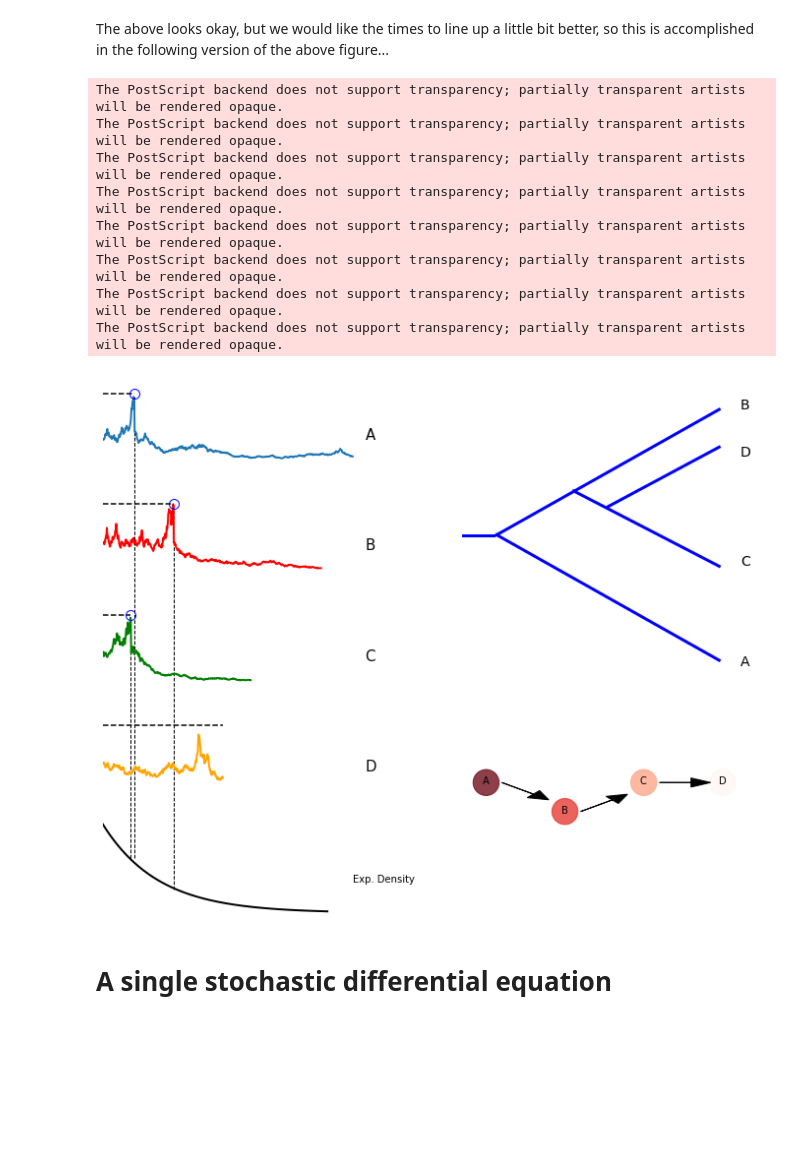
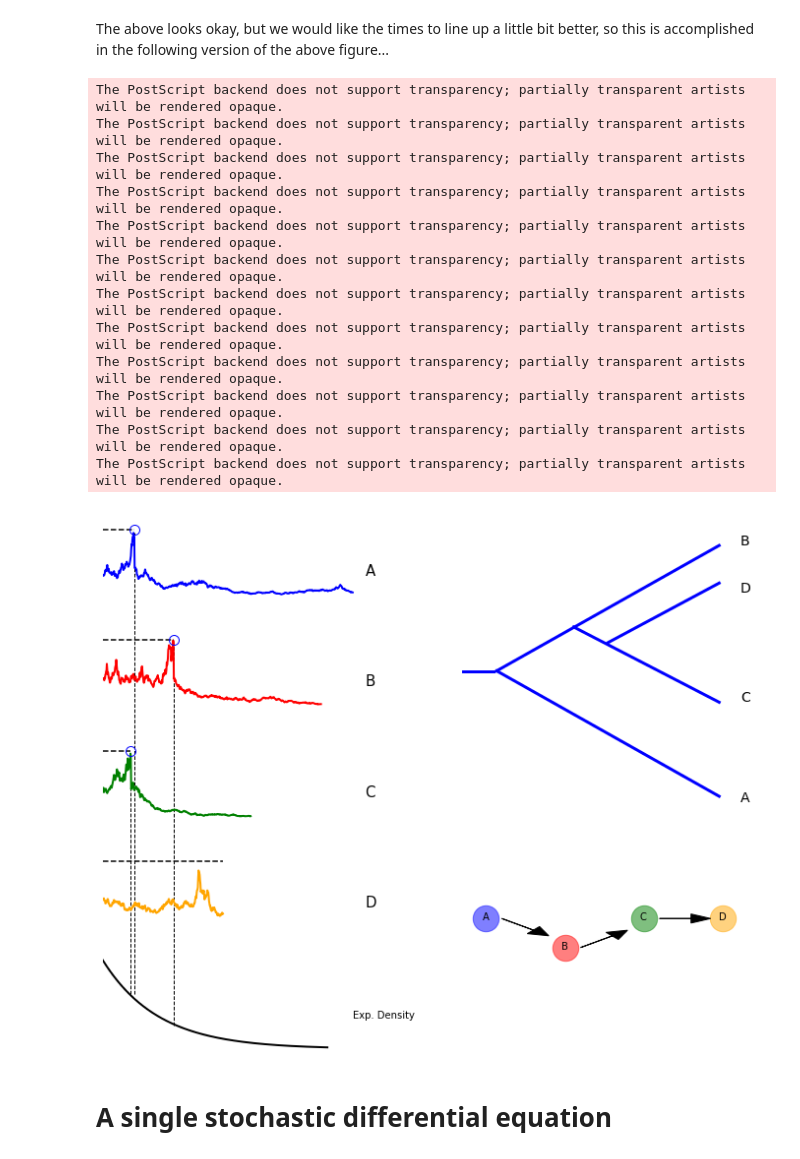
Before and after one commit to mbaker21231/AgeArea, a Jupyter notebook: ArticleGraph.ipynb, the cells around one changed output. Cells and saved outputs as stored; diff of their text form; code cells hidden in the pictures; blank space fills up the shorter version.

```diff
--- a/ArticleGraph.ipynb
+++ b/ArticleGraph.ipynb
@@ -249,23 +249,3 @@ The PostScript backend does not support transparency; partially transparent arti
 The PostScript backend does not support transparency; partially transparent artists will be rendered opaque.
 The PostScript backend does not support transparency; partially transparent artists will be rendered opaque.
 [figure]
-# %%
-fig, ax = plt.subplots(2, 2)
-
-noa = ax[0, 0].axis('off')
-noa = ax[0, 1].axis('off')
-noa = ax[1, 0].axis('off')
-noa = ax[1, 1].axis('off')
-
-ax[0, 0].scatter(x, y, c=s, s=1000, cmap="Reds")
-ax[0, 1].scatter(x, y, c=s, s=1000, cmap="Reds")
-
-for i, txt in enumerate(name):
-    ax[0, 0].annotate(name[i], (x[i], y[i]))
-    ax[0, 1].annotate(name[i], (x[i], y[i]))
-
-for i in range(0, len(x)-1):
-    ax[0, 0].arrow(zx0[i], zy0[i], dx0[i], dy0[i], fc="k", ec="k", head_width=0.05, head_length=0.1)
-
-for i in range(0, len(x)-1):
-    ax[0, 1].arrow(zx[i], zy[i], dx[i], dy[i], fc="k", ec="k", head_width=0.05, head_length=0.1)
@@ -533,7 +639,7 @@ fig = plt.figure(figsize=(12,10))
 gs = gridspec.GridSpec(5, 2)
 
 ax1 = plt.subplot(gs[0,0])
-ax1.plot(t, x, lw=2)
+ax1.plot(t, x, lw=2, color='blue')
 ax1.plot([0,xtime*dt],[thresh,thresh], linestyle='dashed', color='black')
 ax1.axis('off')
 an1 = ax1.annotate('A', xy=(1.05,1), size=15)
@@ -618,8 +724,12 @@ s=[100,80,60,40]
 xcs = [1,2  ,  3, 4]
 ycs = [3,2.2,  3, 3]
 nam = ['A', 'B', 'C', 'D']
+col = ['blue','red','green','orange']
 
-ax7.scatter(xcs, ycs, c=s, s=700, cmap="Reds", alpha=.75)
+
+for i in range(0,len(xcs)):
+    ax7.scatter(xcs[i], ycs[i], color=col[i], s=700, alpha=.5)
+
 ax7.set_xlim(.7, 4.5)
 ax7.set_ylim(-.6, 5)
 an7 = ax7.axis('off')
@@ -633,34 +743,38 @@ sf = 2.5
 
 dx=[]
 dy=[]
 zx=[]
 zy=[]
 
 for i in range(0,len(xcs)-1):
     Dx = xcs[i+1] - xcs[i]
     Dy = ycs[i+1] - ycs[i]
 
     zx.append( xcs[i]+.2)
     zy.append( ycs[i])
 
     dx.append(Dx/sf)
     dy.append(Dy/sf)
 
 for i in range(0,len(xcs)-1):
     ax7.arrow(zx[i], zy[i], dx[i], dy[i], fc="k", ec="k", head_width=.25, head_length=.25)
 
 fig.savefig('figure3.eps', format='eps', dpi=1000)
 #fig.savefig('AncillaryFiles\\figure3.png', format='png', dpi=1000)
 # %% [output]
 The PostScript backend does not support transparency; partially transparent artists will be rendered opaque.
 The PostScript backend does not support transparency; partially transparent artists will be rendered opaque.
 The PostScript backend does not support transparency; partially transparent artists will be rendered opaque.
 The PostScript backend does not support transparency; partially transparent artists will be rendered opaque.
 The PostScript backend does not support transparency; partially transparent artists will be rendered opaque.
 The PostScript backend does not support transparency; partially transparent artists will be rendered opaque.
 The PostScript backend does not support transparency; partially transparent artists will be rendered opaque.
 The PostScript backend does not support transparency; partially transparent artists will be rendered opaque.
+The PostScript backend does not support transparency; partially transparent artists will be rendered opaque.
+The PostScript backend does not support transparency; partially transparent artists will be rendered opaque.
+The PostScript backend does not support transparency; partially transparent artists will be rendered opaque.
+The PostScript backend does not support transparency; partially transparent artists will be rendered opaque.
-[figure, old version]
+[figure, new version]
 # %% [markdown]
 # A single stochastic differential equation
 # %%
```
Also changed, not shown: parts of 13 cells of this notebook, 7 other files.
